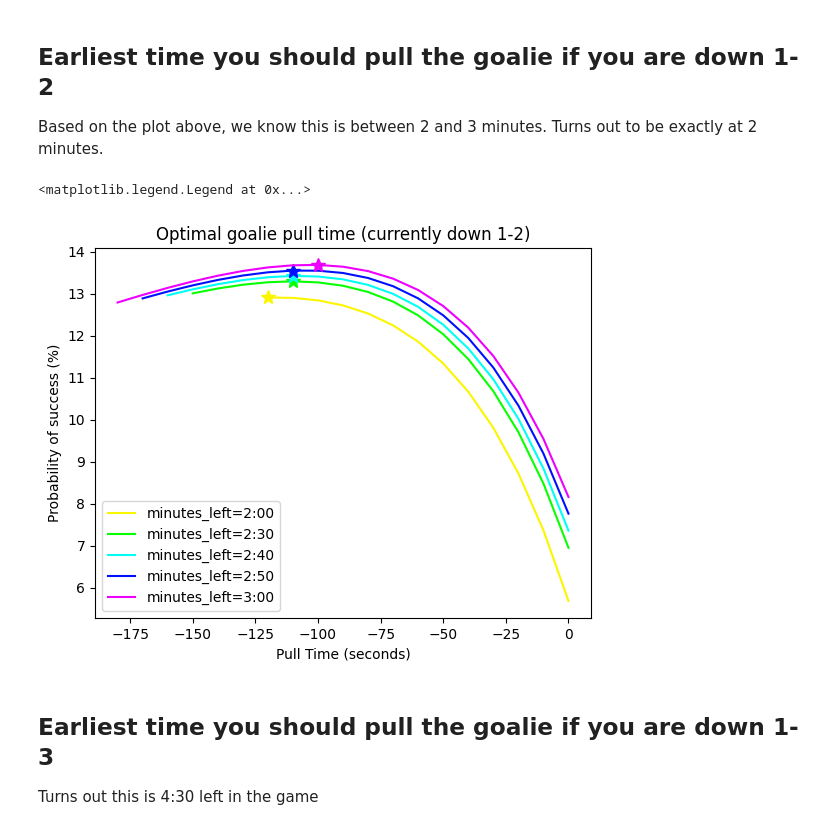
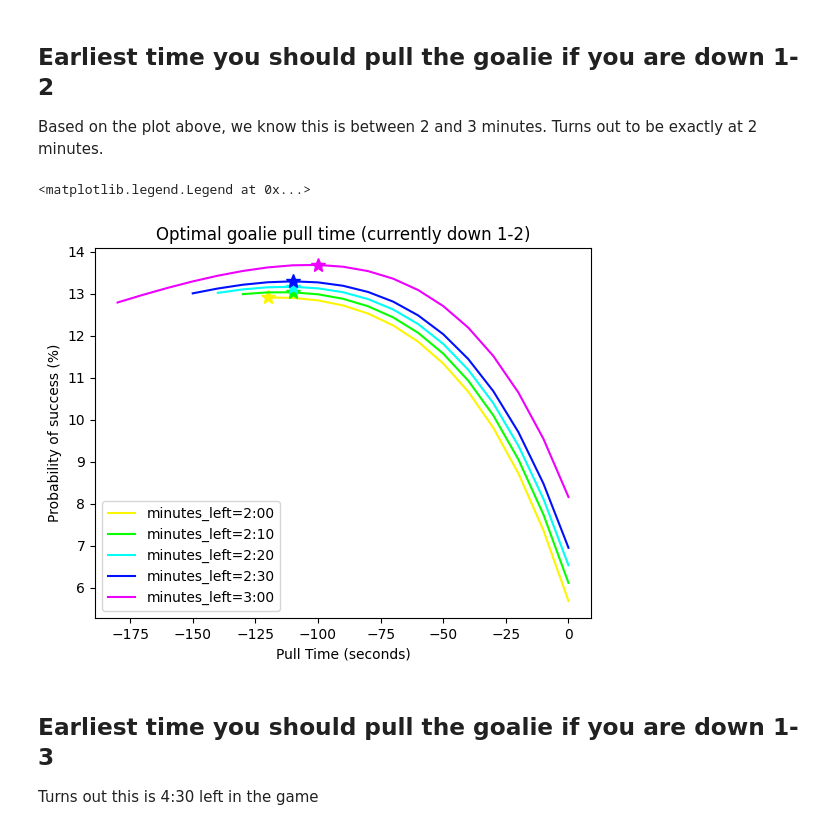
Before and after one commit to ryan-moreno/CS524-project, a Jupyter notebook: optimization/visualize_results.ipynb, the cells around one changed output. Saved outputs shown, nothing was run; the diff lists cells and outputs as text; code cells hidden in the pictures.

```diff
--- a/optimization/visualize_results.ipynb
+++ b/optimization/visualize_results.ipynb
@@ -147,7 +147,17 @@ decisions_df_10 = pkl.load(
 )
 decisions_df_10["minutes_left"] = 10
 
-decisions_df = pd.concat([decisions_df_1, decisions_df_2, decisions_df_3, decisions_df_7, decisions_df_5, decisions_df_10], ignore_index=True)
+decisions_df = pd.concat(
+    [
+        decisions_df_1,
+        decisions_df_2,
+        decisions_df_3,
+        decisions_df_5,
+        decisions_df_7,
+        decisions_df_10,
+    ],
+    ignore_index=True,
+)
 
 # Make the time that the game ends 0
 decisions_df["pull_time"] = (
@@ -195,7 +205,7 @@ plt.legend()
 
 Based on the plot above, we know this is between 2 and 3 minutes. Turns out to be exactly at 2 minutes.
 # %%
-seconds_left_values = [2 * 60, 2 * 60 + 30, 2 * 60 + 40, 2 * 60 + 50, 3 * 60]
+seconds_left_values = [2 * 60, 2 * 60 + 10, 2 * 60 + 20, 2 * 60 + 30, 3 * 60]
 
 decisions_df = pd.DataFrame()
 
@@ -229,34 +239,34 @@ options = decisions_df["minutes_left"].unique()
 palette = sns.color_palette("hsv", len(options))
 color_map = dict(zip(options, palette))
 
 
 for chosen_option in options:
     decisions_df_mins_left = decisions_df[decisions_df["minutes_left"] == chosen_option]
     # Plot pull time vs probability of success
     plt.plot(
         decisions_df_mins_left["pull_time"],
         decisions_df_mins_left["prob_success"],
         label=f"minutes_left={chosen_option}",
         color=color_map[chosen_option],
     )
 
     # Find point(s) with highest probability of success
     max_prob = decisions_df_mins_left["prob_success"].max()
     best_pull_times = decisions_df_mins_left[
         decisions_df_mins_left["prob_success"] == max_prob
     ]["pull_time"]
     for pull_time in best_pull_times:
         opt_color = color_map[chosen_option]
         plt.plot(pull_time, max_prob, "r*", markersize=10, color=opt_color)
 
 # label x axis
 plt.xlabel("Pull Time (seconds)")
 plt.ylabel("Probability of success (%)")
 plt.title("Optimal goalie pull time (currently down 1-2)")
 plt.legend()
 # %% [output]
 <matplotlib.legend.Legend at 0x...>
-[figure, old version]
+[figure, new version]
 # %% [markdown]
 ## Earliest time you should pull the goalie if you are down 1-3
 
```
Also changed, not shown: parts of 1 cell of this notebook, 9 other files.
